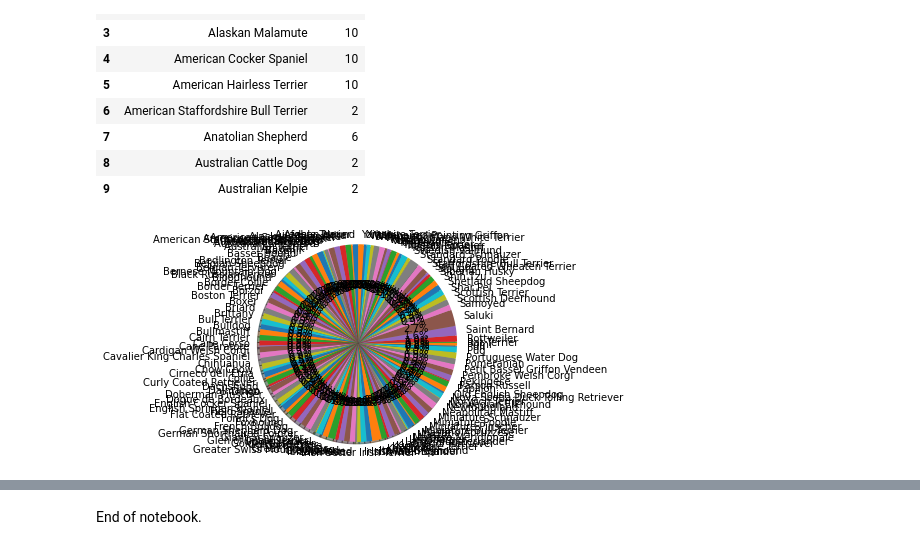
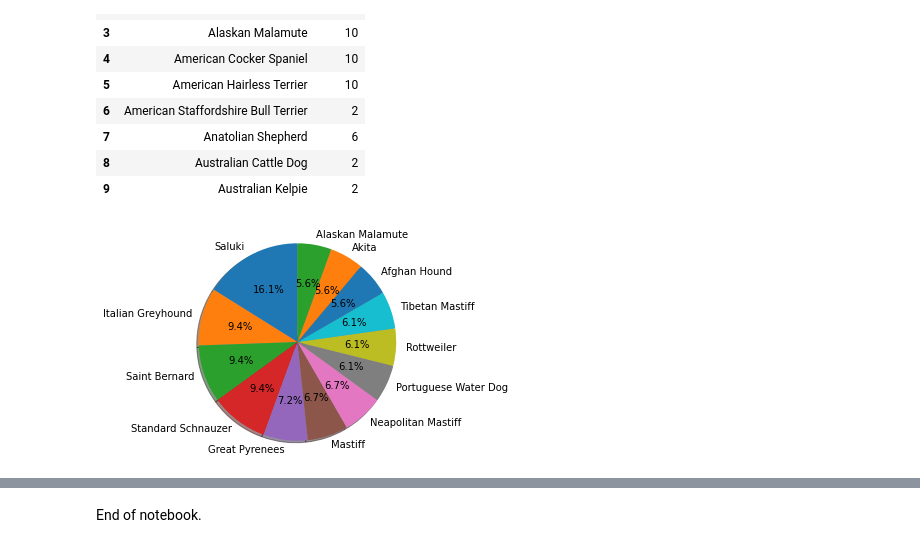
Before and after one commit to uc-cdis/gen3.org, a Jupyter notebook: content/resources/user/analyze-data/notebook2_canine.ipynb, the cells around one changed output, grey strips where cells are left out. Drawn from its saved outputs; the diff is of its cells as text; code cells hidden in the pictures.

```diff
--- a/content/resources/user/analyze-data/notebook2_canine.ipynb
+++ b/content/resources/user/analyze-data/notebook2_canine.ipynb
@@ -307,15 +259,16 @@ Length: 132, dtype: int64
 | 8 | Australian Cattle Dog | 2 |
 | 9 | Australian Kelpie | 2 |
 # %%
-# Return a pie chart of all the breeds
-data = counts_breed["counts"]
-categories = counts_breed["breed"]
+# Create pie chart of breeds showing only top 13 entries
+top13 = counts_breed[counts_breed.counts > 9].nlargest(13, 'counts') # top 13 entries with counts > 9
+data = top13['counts']
+categories = top13["breed"]
+
 fig1, ax1 = plt.subplots()
 ax1.pie(data, labels=categories, autopct='%1.1f%%',
         shadow=True, startangle=90)
 ax1.axis('equal')  # Equal aspect ratio ensures that pie is drawn as a circle.
+
 plt.show()
-
-# --> Messy display
 # %% [output]
-[figure, old version]
+[figure, new version]
```
Also changed, not shown: parts of 24 cells of this notebook.
